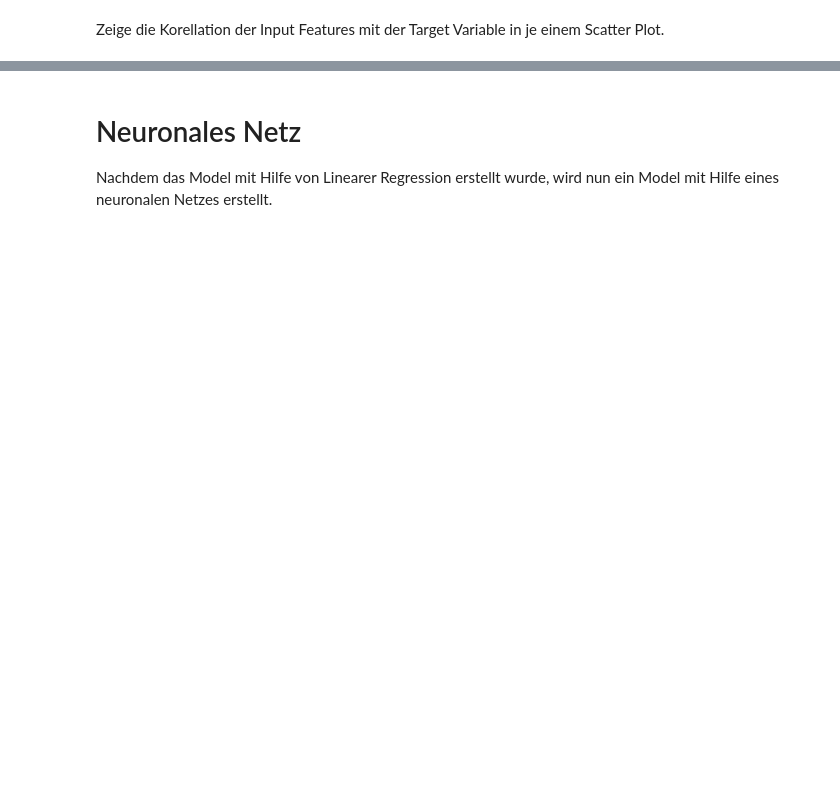
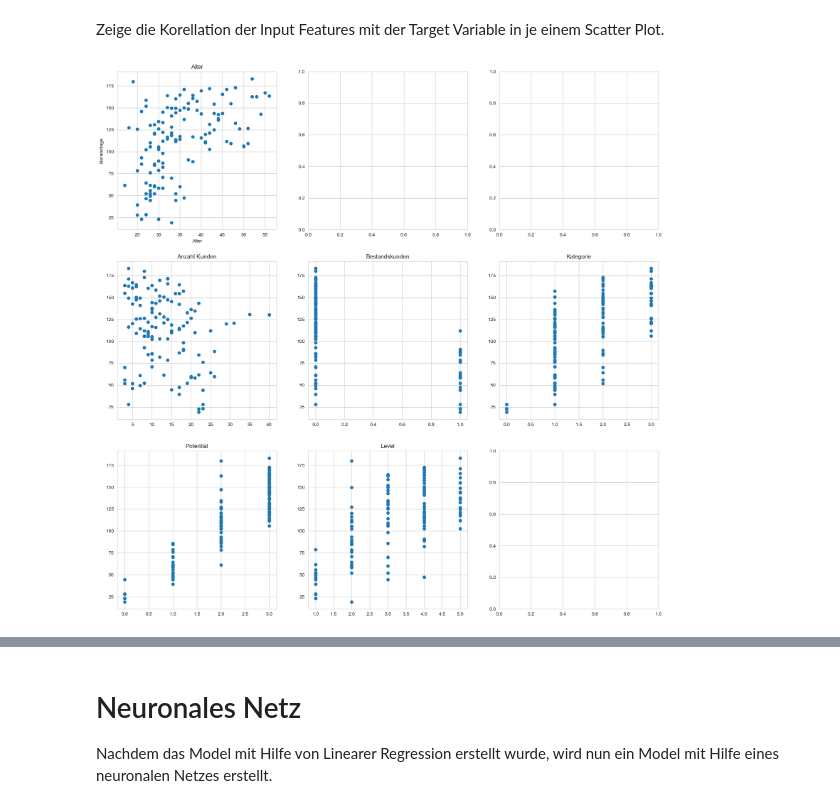
Before and after one commit to bauersebastian/pa_data_science_vawi, a Jupyter notebook: pa_ds_vawi.ipynb, the cells around one changed output, grey strips where cells are left out. Drawn from its saved outputs; the diff is of its cells as text; code cells hidden in the pictures; blank space fills up the shorter version.

```diff
--- a/pa_ds_vawi.ipynb
+++ b/pa_ds_vawi.ipynb
@@ -145,17 +145,32 @@ Die Target Variable ist die Variable Tage.
 from sklearn.model_selection import train_test_split
 from sklearn.linear_model import LinearRegression
 from sklearn.metrics import mean_squared_error
+from sklearn.compose import ColumnTransformer
+from sklearn.preprocessing import StandardScaler, OneHotEncoder
+from sklearn.pipeline import make_pipeline
+
+# preprocess the data and apply scaling
+numeric_features = ['Alter', 'Anzahl Kunden']
+categorical_features = ['Bestandskunden', 'Level', 'Kategorie', 'Potential']
+
+preprocessor = ColumnTransformer(
+    transformers=[
+        ('num', StandardScaler(), numeric_features),
+        ('cat', OneHotEncoder(), categorical_features)
+    ])
 
 # Prepare the data for training the model
 #X = input_df[['Alter', 'Berufserfahrung', 'Anzahl Kunden', 'Bestandskunden', 'FIS Umsatz pro Mitarbeiter', 'Workdays', 'Level', 'Kategorie']]
-X = input_df[['Alter', 'Anzahl Kunden', 'Bestandskunden', 'Level', 'Kategorie']]
+X = input_df[['Alter', 'Anzahl Kunden', 'Bestandskunden', 'Level', 'Kategorie', 'Potential']]
 y = input_df['Tage']
 
 # Split the data into training and cross validation data - 80% training, 20% cross validation
 X_train, X_cv, y_train, y_cv = train_test_split(X, y, test_size=0.2, random_state=42)
 
+# create pipeline
+model = make_pipeline(preprocessor, LinearRegression())
+
 # Train the model
-model = LinearRegression()
 model.fit(X_train, y_train)
 
 # save the model to disk
@@ -236,23 +320,25 @@ Zeige die Korellation der Input Features mit der Target Variable in je einem Sca
 # %%
 # show the correlation of the input features with the target variable in a scatter plot
 fig, axs = plt.subplots(3, 3, figsize=(20, 20))
 axs[0, 0].scatter(X['Alter'], y)
 axs[0, 0].set_title('Alter')
 axs[0, 0].set_xlabel('Alter')
 axs[0, 0].set_ylabel('Beratertage')
-#axs[0, 1].scatter(X['Berufserfahrung'], y)
-#axs[0, 1].set_title('Berufserfahrung')
+#axs[0, 1].boxplot(X['Potential'], y)
+#axs[0, 1].set_title('Potential')
 #axs[0, 2].scatter(X['Workdays'], y)
 #axs[0, 2].set_title('Workdays')
 axs[1, 0].scatter(X['Anzahl Kunden'], y)
 axs[1, 0].set_title('Anzahl Kunden')
 axs[1, 1].scatter(X['Bestandskunden'], y)
 axs[1, 1].set_title('Bestandskunden')
 axs[1, 2].scatter(X['Kategorie'], y)
 axs[1, 2].set_title('Kategorie')
-#axs[2, 0].scatter(X['FIS Umsatz pro Mitarbeiter'], y)
-#axs[2, 0].set_title('FIS Umsatz pro Mitarbeiter')
+axs[2, 0].scatter(X['Potential'], y)
+axs[2, 0].set_title('Potential')
 axs[2, 1].scatter(X['Level'], y)
 axs[2, 1].set_title('Level')
 
 plt.show()
+# %% [output]
+[figure, added]
```
Also changed, not shown: parts of 15 cells of this notebook, 2 other files.
